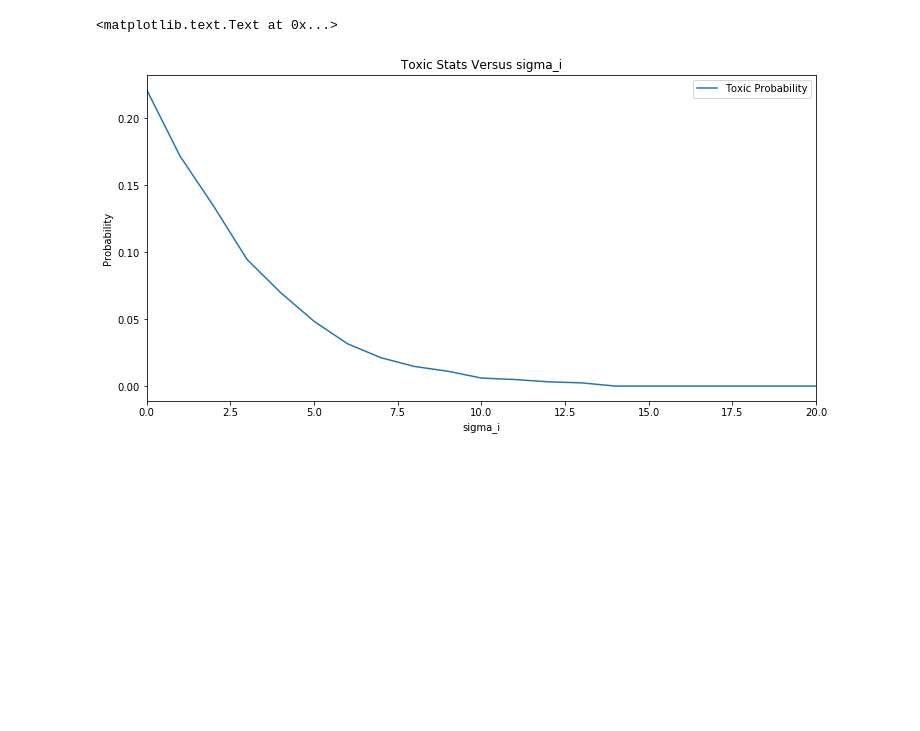
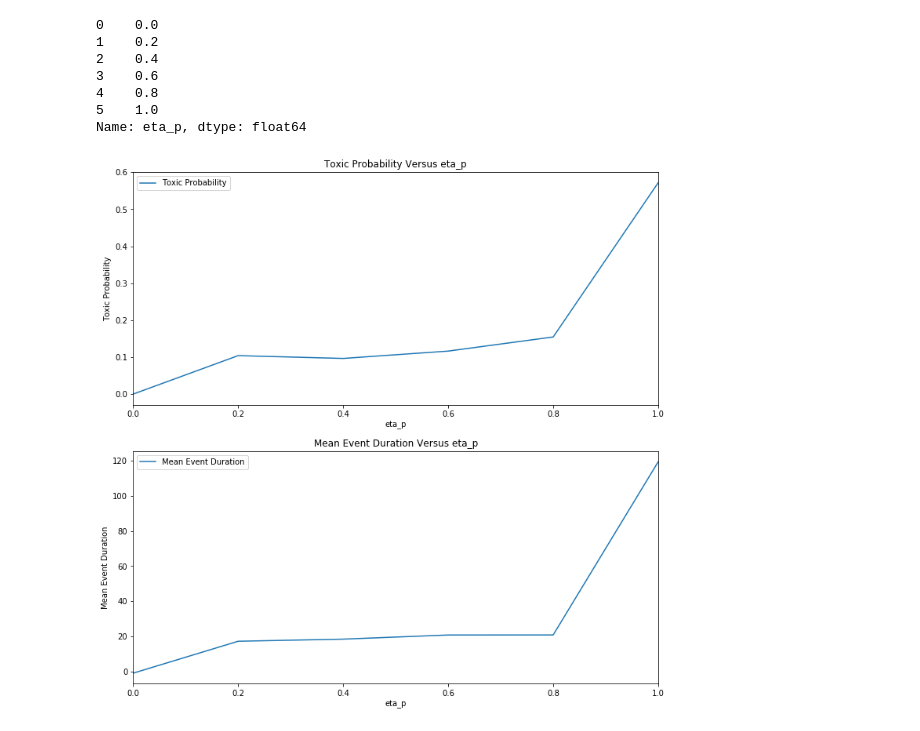
Before and after one commit to ctogle/mini_gillespiem, a Jupyter notebook: TAmodule_aim2.ipynb, the cells around one changed output. Drawn from its saved outputs; the diff is of its cells as text; code cells hidden in the pictures; blank space fills up the shorter version.

```diff
--- a/TAmodule_aim2.ipynb
+++ b/TAmodule_aim2.ipynb
@@ -192,16 +272,24 @@ Index(['sigma_i', 'Mean Event Duration', 'Mean Event Height',
-# %%
-f, ax = plt.subplots(1, 1, figsize=(12, 6))
-
-pscan.plot(x='sigma_i', y=[
-    'Toxic Probability',
-    #'Mean Event Duration',
-    #'Mean Event Height',
-    #'StdDev Event Height',
-    #'Event Count',
-], ax=ax)
-ax.set_title('Toxic Stats Versus sigma_i')
-ax.set_ylabel('sigma_i')
-ax.set_ylabel('Probability')
-# %% [output]
-<matplotlib.text.Text at 0x...>
-[figure, removed]
+# %%
+x = 'eta_p'
+#ys = [[y] for y in pscan.columns if not y == x]
+ys = [['Toxic Probability'], ['Mean Event Duration']]
+
+print(target_selection[x])
+
+n = len(ys)
+f, axes = plt.subplots(n, 1, figsize=(12, n * 6))
+for ax, targets in zip(axes, ys):
+    #pscan.plot(x=x, y=targets, ax=ax)
+    target_selection.plot(x=x, y=targets, ax=ax)
+    ax.set_title('%s Versus %s' % (', '.join(targets), x))
+    ax.set_xlabel(x)
+    ax.set_ylabel(', '.join(targets))
+# %% [output]
+0    0.0
+1    0.2
+2    0.4
+3    0.6
+4    0.8
+5    1.0
+Name: eta_p, dtype: float64
+[figure, added]
```
Also changed, not shown: parts of 14 cells of this notebook, 3 other files.
